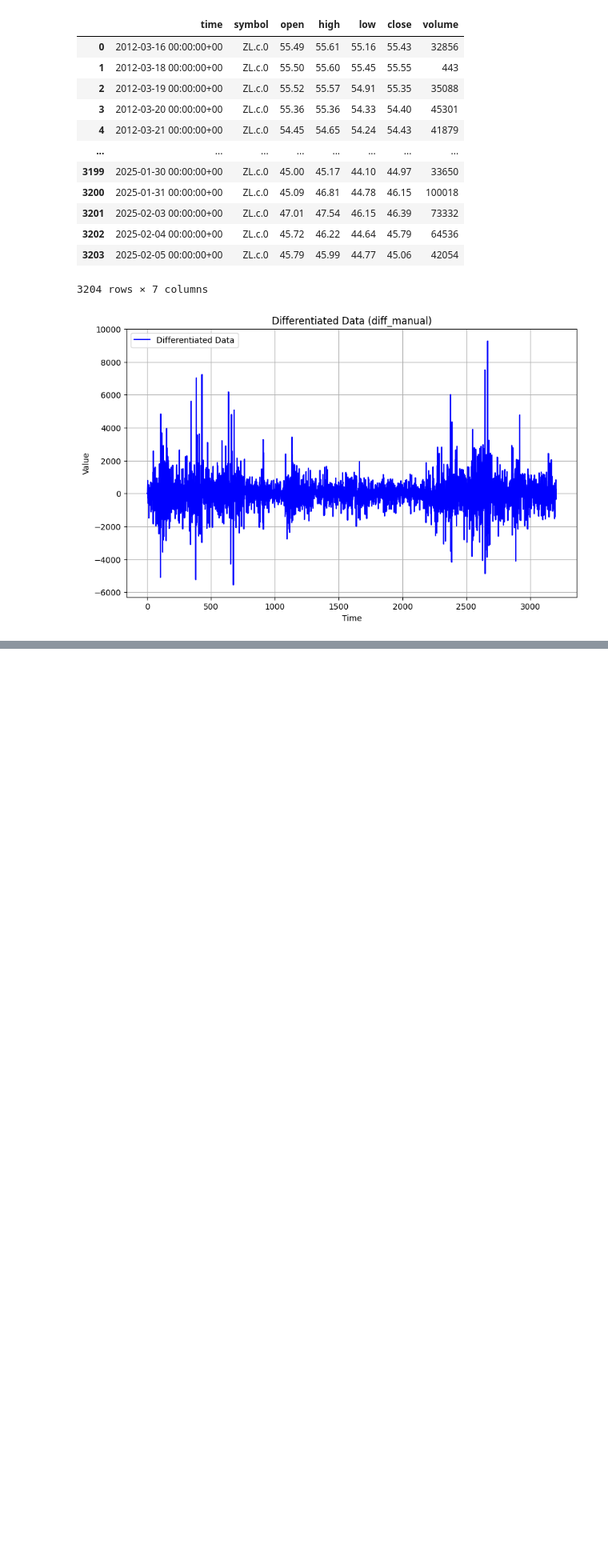
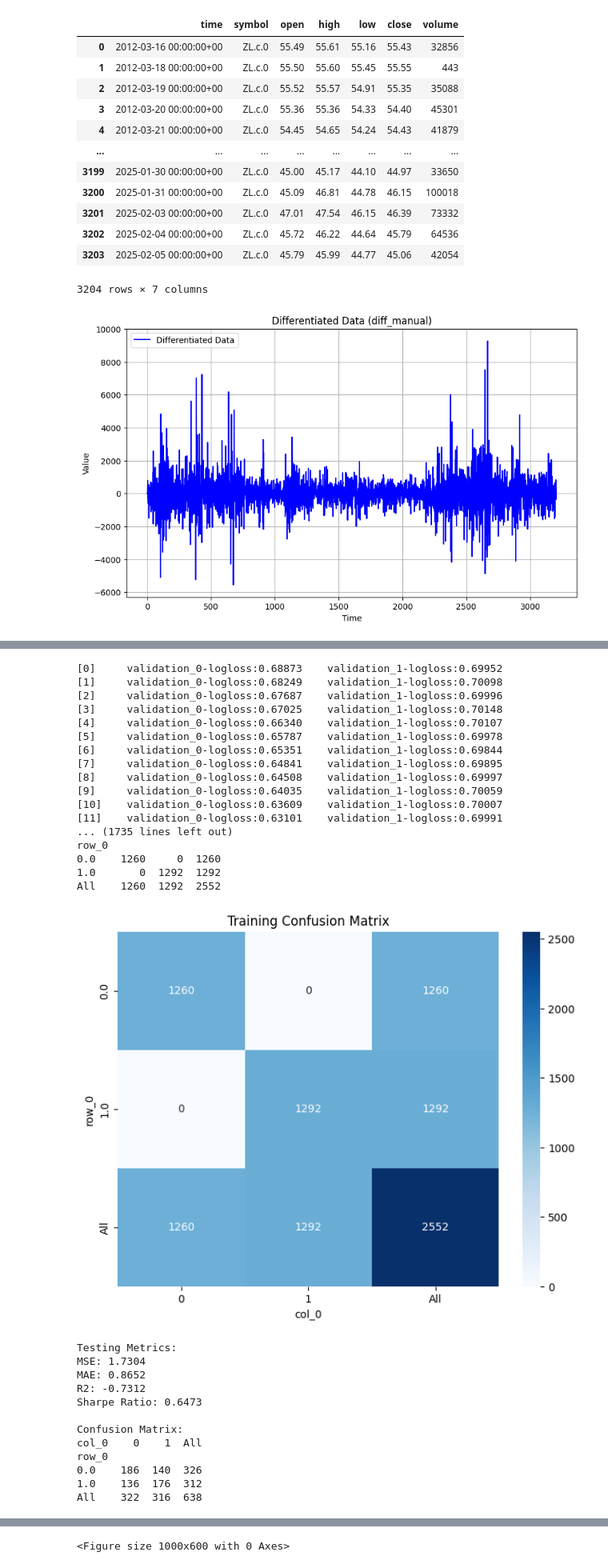
Before and after one commit to BonelessWater/Soy-Crush, a Jupyter notebook: Untitled2.ipynb, the cells around one changed output, grey strips where cells are left out. Shown at 80% size. Drawn from its saved outputs; the diff is of its cells as text; code cells hidden in the pictures; blank space fills up the shorter version.

```diff
--- a/Untitled2.ipynb
+++ b/Untitled2.ipynb
@@ -205,6 +207,13 @@ best_params = study.best_params
 best_params['objective'] = 'binary:logistic'
 final_model = xgb.XGBClassifier(**best_params, random_state=42)
 
+split_index = int(0.8 * len(X_reshaped))
+
+X_train = X_reshaped[:split_index]
+y_train = y[:split_index]
+X_test = X_reshaped[split_index:]
+y_test = y[split_index:]
+
 final_model.fit(X_train, y_train,
                 eval_set=[(X_train, y_train), (X_test, y_test)])
 
@@ -256,0 +275,30 @@ plt.show()
+[0]     validation_0-logloss:0.68873    validation_1-logloss:0.69952
+[1]     validation_0-logloss:0.68249    validation_1-logloss:0.70098
+[2]     validation_0-logloss:0.67687    validation_1-logloss:0.69996
+[3]     validation_0-logloss:0.67025    validation_1-logloss:0.70148
+[4]     validation_0-logloss:0.66340    validation_1-logloss:0.70107
+[5]     validation_0-logloss:0.65787    validation_1-logloss:0.69978
+[6]     validation_0-logloss:0.65351    validation_1-logloss:0.69844
+[7]     validation_0-logloss:0.64841    validation_1-logloss:0.69895
+[8]     validation_0-logloss:0.64508    validation_1-logloss:0.69997
+[9]     validation_0-logloss:0.64035    validation_1-logloss:0.70059
+[10]    validation_0-logloss:0.63609    validation_1-logloss:0.70007
+[11]    validation_0-logloss:0.63101    validation_1-logloss:0.69991
+... (1735 lines left out)
+row_0
+0.0    1260     0  1260
+1.0       0  1292  1292
+All    1260  1292  2552
+[figure, added]
+Testing Metrics:
+MSE: 1.7304
+MAE: 0.8652
+R2: -0.7312
+Sharpe Ratio: 0.6473
+
+Confusion Matrix:
+col_0    0    1  All
+row_0
+0.0    186  140  326
+1.0    136  176  312
+All    322  316  638
@@ -256,0 +306 @@ plt.show()
+<Figure size 1000x600 with 0 Axes>
```
Also changed, not shown: parts of 2 cells of this notebook, 2 other files.
